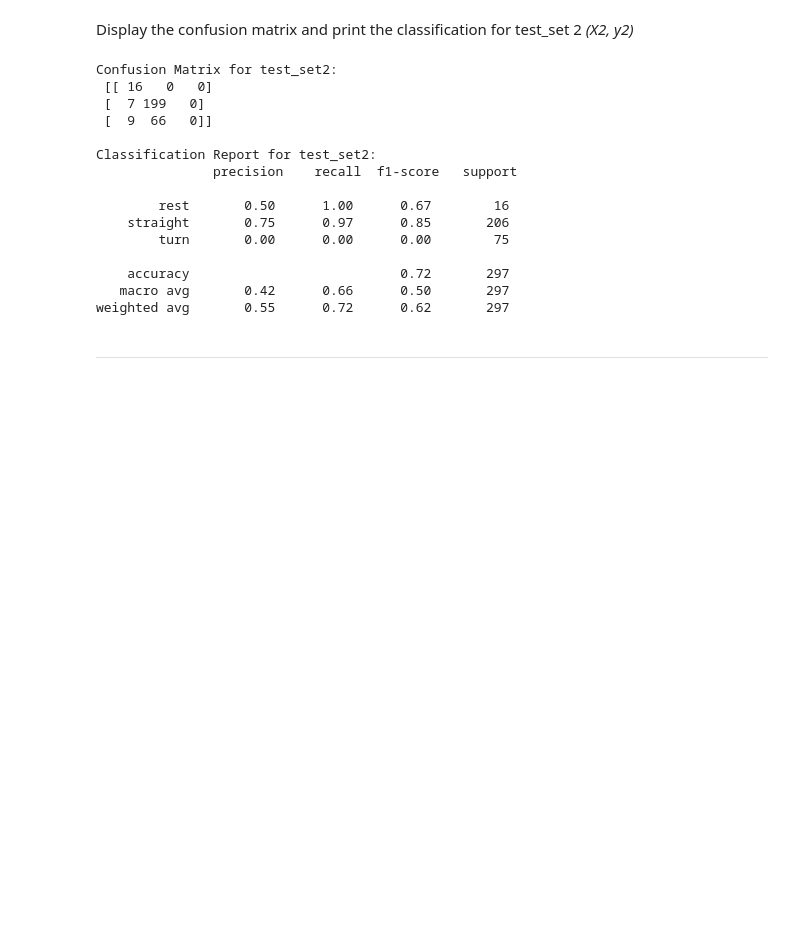
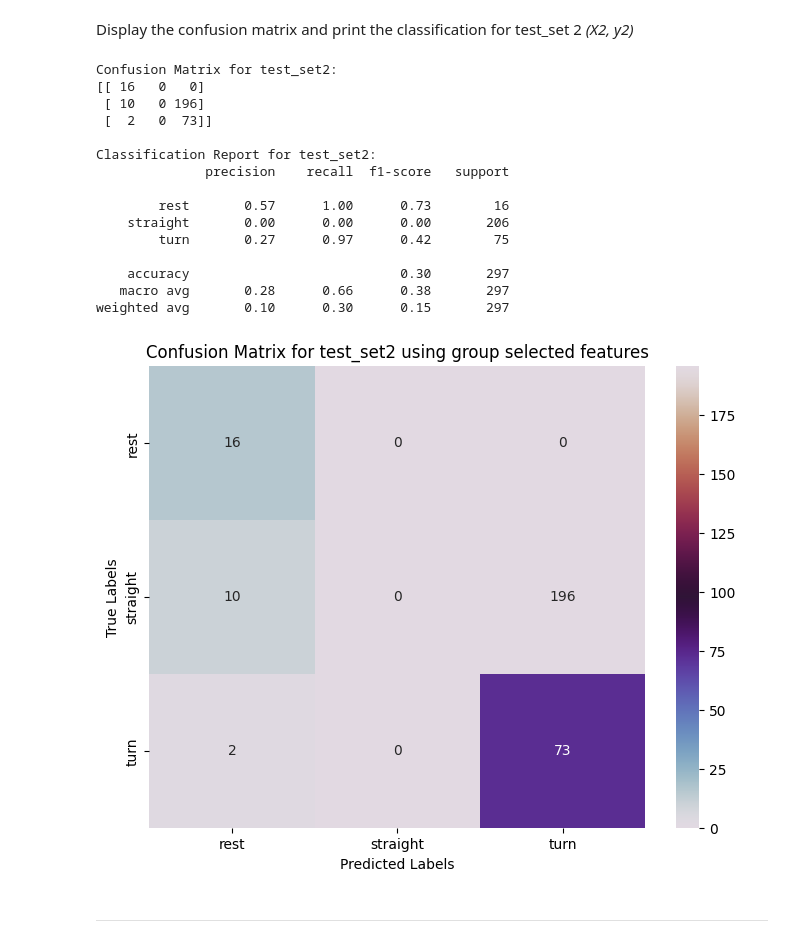
Before and after one commit to ObehiEdeoghon/engg680_2024_fall, a Jupyter notebook: Lab_Assignment4/Assignment 4.ipynb, the cells around one changed output. Drawn from its saved outputs; the diff is of its cells as text; code cells hidden in the pictures; blank space fills up the shorter version.

```diff
--- a/Lab_Assignment4/Assignment 4.ipynb
+++ b/Lab_Assignment4/Assignment 4.ipynb
@@ -768,10 +828,6 @@ x1 = test_set1[['ax_var', 'ay_var', 'az_sum', 'a_sum', 'gz_var']]
 y1 = test_set1['motion_state']
 # %%
 # TODO - Load the target vector from test_set2 into y2, and the group selected features from test_set2 into X2
-# Print the available columns in test_set2
-print(test_set2.columns)
 
-# TODO - Load the target vector from test_set2 into y2, and the group selected features from test_set2 into X2
-# Update the column names in the list below to match the actual column names in test_set2
-X2 = test_set2[['ax_var', 'ay_var', 'az_sum', 'a_sum', 'gz_var']]  # Replace with correct column names from print output
+X2 = test_set2[['ax_var','ay_var', 'az_var', 'gx_var', 'gy_var', 'gz_var', 'a_sum', 'a_min', 'a_max', 'g_sum', 'g_min', 'g_max']]
 y2 = test_set2['motion_state']
@@ -832,29 +884,39 @@ weighted avg       0.63      0.76      0.69       783
 # %% [markdown]
 Display the confusion matrix and print the classification for test_set 2 *(X2, y2)*
-# %%
-# TODO - Display confusion matrix and print classification report for (X2, y2)
-# Predict the labels for test_set2
-y2_pred = grid_search.predict(X2)
-
-# Display confusion matrix and classification report for test_set2
-print("Confusion Matrix for test_set2:\n", confusion_matrix(y2, y2_pred))
-print("\nClassification Report for test_set2:\n", classification_report(y2, y2_pred))
-# %% [output]
-Confusion Matrix for test_set2:
- [[ 16   0   0]
- [  7 199   0]
- [  9  66   0]]
-
-Classification Report for test_set2:
-               precision    recall  f1-score   support
-
-        rest       0.50      1.00      0.67        16
-    straight       0.75      0.97      0.85       206
-        turn       0.00      0.00      0.00        75
-
-    accuracy                           0.72       297
-   macro avg       0.42      0.66      0.50       297
-weighted avg       0.55      0.72      0.62       297
+# %%
+# TODO - Display confusion matrix and print classification report for (X2, y2)
+y2_pred = grid.predict(X2)
+
+conf_matrix2 = confusion_matrix(y2, y2_pred)
+print("Confusion Matrix for test_set2:")
+print(conf_matrix2)
+
+print("\nClassification Report for test_set2:")
+print(classification_report(y2, y2_pred, zero_division=0))
+# Plot confusion matrix for test_set2
+plt.figure(figsize=(8, 6))
+sns.heatmap(conf_matrix2, annot=True, fmt='d', cmap='twilight', xticklabels=grid.classes_, yticklabels=grid.classes_)
+plt.xlabel("Predicted Labels")
+plt.ylabel("True Labels")
+plt.title("Confusion Matrix for test_set2 using group selected features")
+plt.show()
+# %% [output]
+Confusion Matrix for test_set2:
+[[ 16   0   0]
+ [ 10   0 196]
+ [  2   0  73]]
+
+Classification Report for test_set2:
+              precision    recall  f1-score   support
+
+        rest       0.57      1.00      0.73        16
+    straight       0.00      0.00      0.00       206
+        turn       0.27      0.97      0.42        75
+
+    accuracy                           0.30       297
+   macro avg       0.28      0.66      0.38       297
+weighted avg       0.10      0.30      0.15       297
+[figure, added]
 # %% [markdown]
 ___
 # %% [markdown]
```
Also changed, not shown: parts of 16 cells of this notebook.
